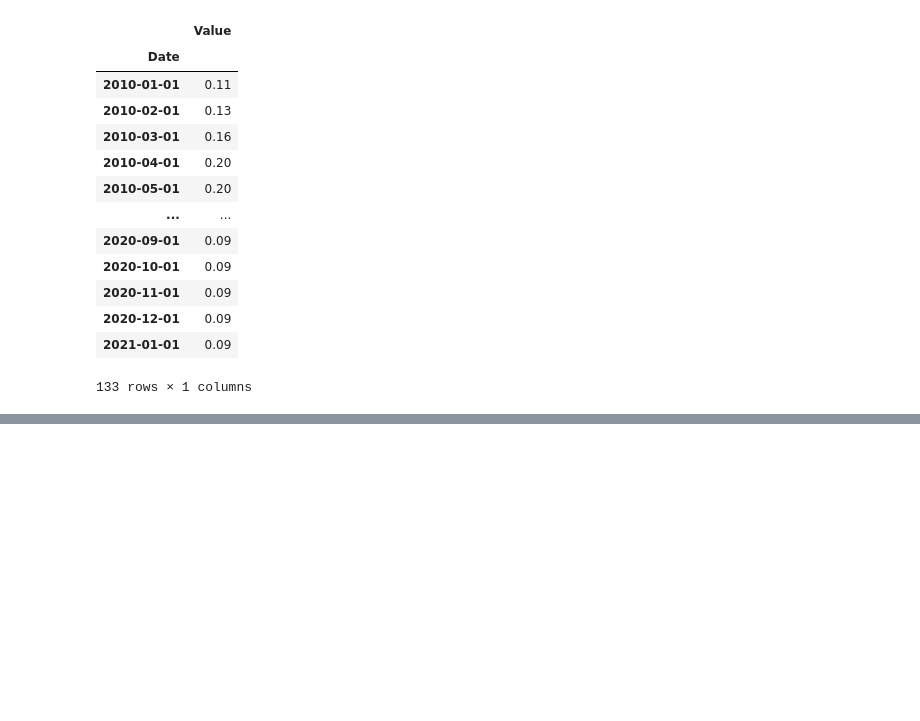
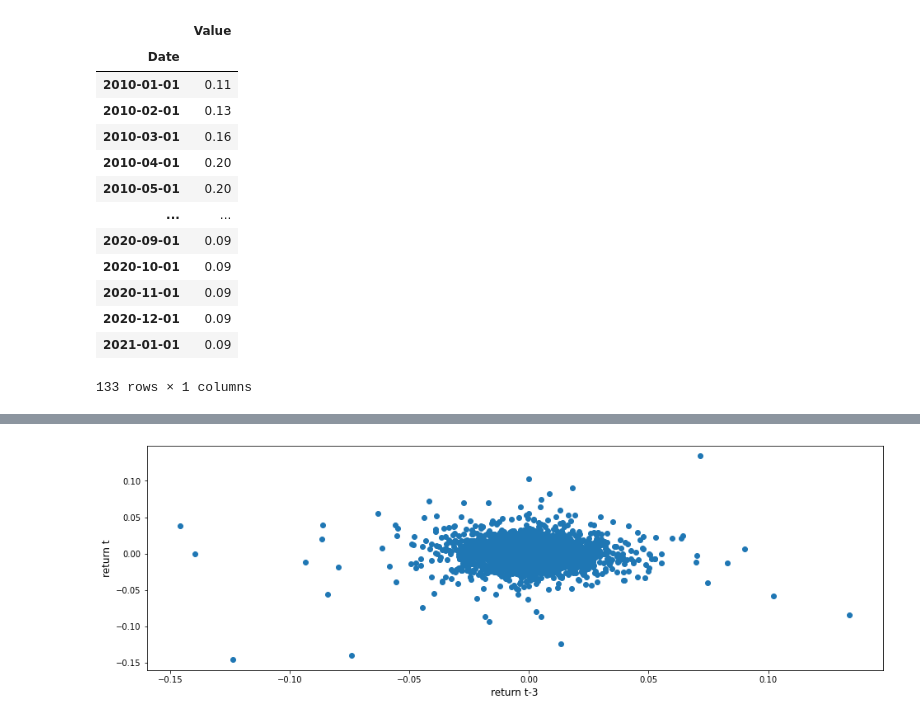
Before and after one commit to pedroosorio98/PyFinLib, a Jupyter notebook: PyFinLib Tools/PyFinLib Tools.ipynb, the cells around one changed output, grey strips where cells are left out. Cells and saved outputs as stored; diff of their text form; code cells hidden in the pictures; blank space fills up the shorter version.

```diff
--- a/PyFinLib Tools/PyFinLib Tools.ipynb
+++ b/PyFinLib Tools/PyFinLib Tools.ipynb
@@ -649,0 +674,4 @@ pf.get_fedfunds(start_date="2010-01-01",end_date="2021-01-01")
+# %%
+pf.plot_rets_scatter(rets["BOVA11.SA"],lag=3)
+# %% [output]
+[figure, added]
```
Also changed, not shown: parts of 12 cells of this notebook, 2 other files.
